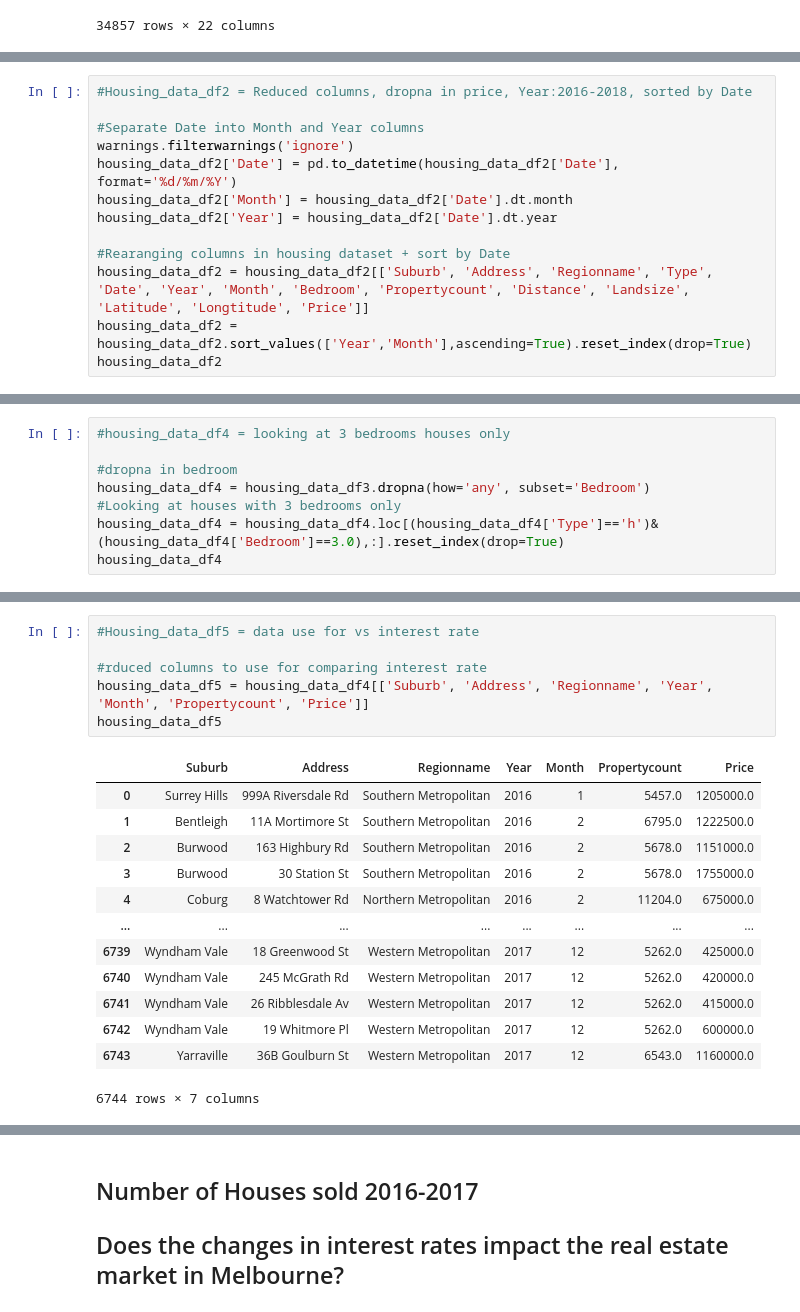
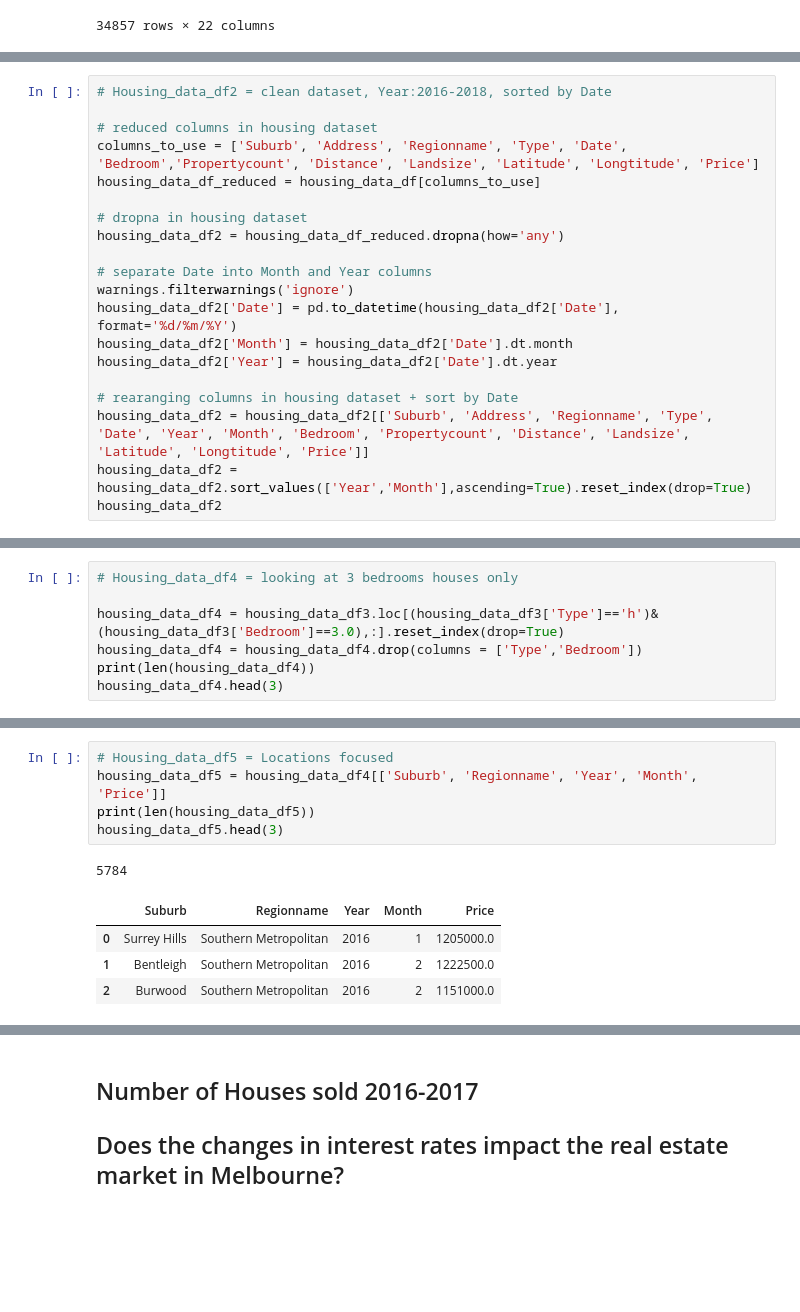
Before and after one commit to Anton0Lee/Project1_grp5, a Jupyter notebook: project1 main codes.ipynb, the cells around one changed output, grey strips where cells are left out. Cells and saved outputs as stored; diff of their text form; blank space fills up the shorter version.

```diff
--- a/project1 main codes.ipynb
+++ b/project1 main codes.ipynb
@@ -60,13 +45,20 @@ dtype: int64
 # %%
-#Housing_data_df2 = Reduced columns, dropna in price, Year:2016-2018, sorted by Date
+# Housing_data_df2 = clean dataset, Year:2016-2018, sorted by Date
 
-#Separate Date into Month and Year columns
+# reduced columns in housing dataset
+columns_to_use = ['Suburb', 'Address', 'Regionname', 'Type', 'Date', 'Bedroom','Propertycount', 'Distance', 'Landsize', 'Latitude', 'Longtitude', 'Price']
+housing_data_df_reduced = housing_data_df[columns_to_use]
+
+# dropna in housing dataset
+housing_data_df2 = housing_data_df_reduced.dropna(how='any')
+
+# separate Date into Month and Year columns
 warnings.filterwarnings('ignore')
 housing_data_df2['Date'] = pd.to_datetime(housing_data_df2['Date'], format='%d/%m/%Y')
 housing_data_df2['Month'] = housing_data_df2['Date'].dt.month
 housing_data_df2['Year'] = housing_data_df2['Date'].dt.year
 
-#Rearanging columns in housing dataset + sort by Date
+# rearanging columns in housing dataset + sort by Date
 housing_data_df2 = housing_data_df2[['Suburb', 'Address', 'Regionname', 'Type', 'Date', 'Year', 'Month', 'Bedroom', 'Propertycount', 'Distance', 'Landsize', 'Latitude', 'Longtitude', 'Price']]
 housing_data_df2 = housing_data_df2.sort_values(['Year','Month'],ascending=True).reset_index(drop=True)
 housing_data_df2
@@ -105,9 +115,8 @@ housing_data_df3
 # %%
-#housing_data_df4 = looking at 3 bedrooms houses only
+# Housing_data_df4 = looking at 3 bedrooms houses only
 
-#dropna in bedroom
-housing_data_df4 = housing_data_df3.dropna(how='any', subset='Bedroom')
-#Looking at houses with 3 bedrooms only
-housing_data_df4 = housing_data_df4.loc[(housing_data_df4['Type']=='h')&(housing_data_df4['Bedroom']==3.0),:].reset_index(drop=True)
-housing_data_df4
+housing_data_df4 = housing_data_df3.loc[(housing_data_df3['Type']=='h')&(housing_data_df3['Bedroom']==3.0),:].reset_index(drop=True)
+housing_data_df4 = housing_data_df4.drop(columns = ['Type','Bedroom'])
+print(len(housing_data_df4))
+housing_data_df4.head(3)
 # %% [output]
@@ -127,23 +128,14 @@ housing_data_df4
 # %%
-#Housing_data_df5 = data use for vs interest rate
-
-#rduced columns to use for comparing interest rate
-housing_data_df5 = housing_data_df4[['Suburb', 'Address', 'Regionname', 'Year', 'Month', 'Propertycount', 'Price']]
-housing_data_df5
+# Housing_data_df5 = Locations focused
+housing_data_df5 = housing_data_df4[['Suburb', 'Regionname', 'Year', 'Month', 'Price']]
+print(len(housing_data_df5))
+housing_data_df5.head(3)
 # %% [output]
+5784
-|  | Suburb | Address | Regionname | Year | Month | Propertycount | Price |
-| 0 | Surrey Hills | 999A Riversdale Rd | Southern Metropolitan | 2016 | 1 | 5457.0 | 1205000.0 |
-| 1 | Bentleigh | 11A Mortimore St | Southern Metropolitan | 2016 | 2 | 6795.0 | 1222500.0 |
-| 2 | Burwood | 163 Highbury Rd | Southern Metropolitan | 2016 | 2 | 5678.0 | 1151000.0 |
-| 3 | Burwood | 30 Station St | Southern Metropolitan | 2016 | 2 | 5678.0 | 1755000.0 |
-| 4 | Coburg | 8 Watchtower Rd | Northern Metropolitan | 2016 | 2 | 11204.0 | 675000.0 |
-| ... | ... | ... | ... | ... | ... | ... | ... |
-| 6739 | Wyndham Vale | 18 Greenwood St | Western Metropolitan | 2017 | 12 | 5262.0 | 425000.0 |
-| 6740 | Wyndham Vale | 245 McGrath Rd | Western Metropolitan | 2017 | 12 | 5262.0 | 420000.0 |
-| 6741 | Wyndham Vale | 26 Ribblesdale Av | Western Metropolitan | 2017 | 12 | 5262.0 | 415000.0 |
-| 6742 | Wyndham Vale | 19 Whitmore Pl | Western Metropolitan | 2017 | 12 | 5262.0 | 600000.0 |
-| 6743 | Yarraville | 36B Goulburn St | Western Metropolitan | 2017 | 12 | 6543.0 | 1160000.0 |
+|  | Suburb | Regionname | Year | Month | Price |
+| 0 | Surrey Hills | Southern Metropolitan | 2016 | 1 | 1205000.0 |
+| 1 | Bentleigh | Southern Metropolitan | 2016 | 2 | 1222500.0 |
+| 2 | Burwood | Southern Metropolitan | 2016 | 2 | 1151000.0 |
-6744 rows × 7 columns
 # %%
 housing_data_df5['Regionname'].value_counts()
 # %% [output]
```
Also changed, not shown: parts of 27 cells of this notebook.
